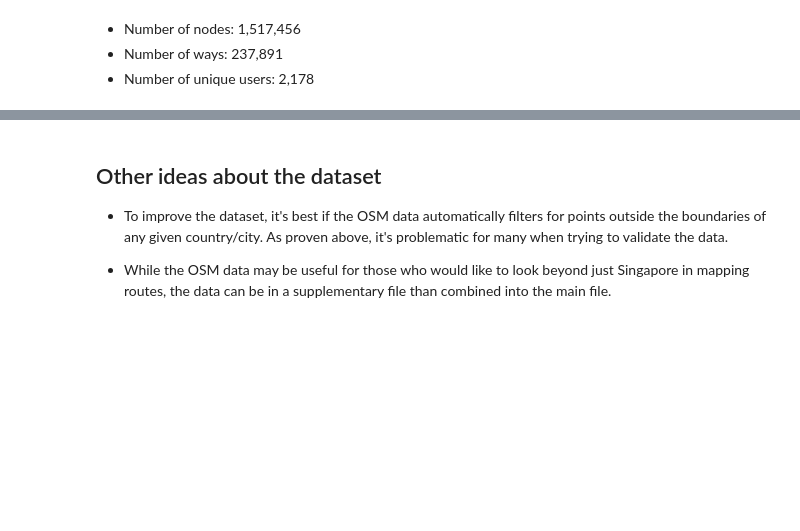
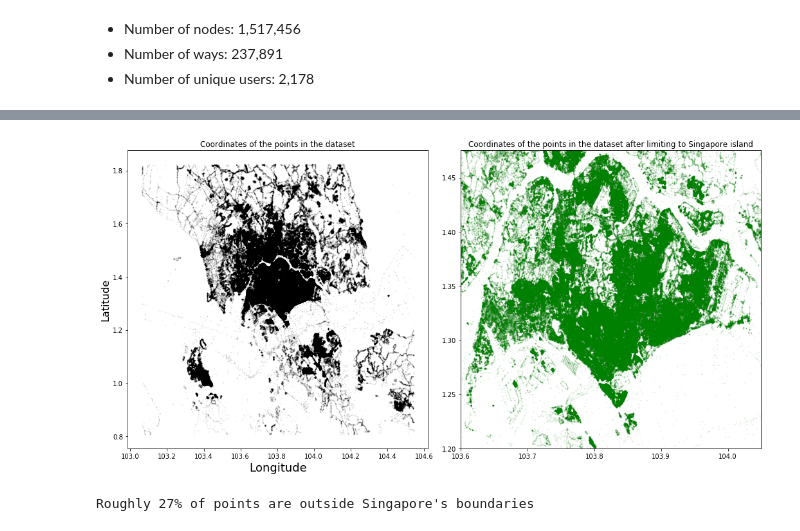
Before and after one commit to redewe/udacity, a Jupyter notebook: Data Wrangling - Final Project.ipynb, the cells around one changed output, grey strips where cells are left out. Drawn from its saved outputs; the diff is of its cells as text; code cells hidden in the pictures; blank space fills up the shorter version.

```diff
--- a/Data Wrangling - Final Project.ipynb
+++ b/Data Wrangling - Final Project.ipynb
@@ -188,6 +215,0 @@ Image("singaporeheatmap.PNG")
-# %% [markdown]
-## Other ideas about the dataset
-
-- To improve the dataset, it's best if the OSM data automatically filters for points outside the boundaries of any given country/city. As proven above, it's problematic for many when trying to validate the data.
-
-- While the OSM data may be useful for those who would like to look beyond just Singapore in mapping routes, the data can be in a supplementary file than combined into the main file.
@@ -195,0 +222,30 @@ db.close()
+# %%
+#Code taken from https://www.kaggle.com/somesnm/new-york-parties-eda
+fig, ax = plt.subplots(ncols=1, sharex=True, sharey=True)
+plt.subplot(1, 2, 1)
+ax = plt.scatter(party['Longitude'].values, party['Latitude'].values,
+              color='black', s=0.5, label='train', alpha=0.1)
+ax.axes.set_title('Coordinates of the points in the dataset')
+plt.xlabel('Longitude', fontsize=18)
+plt.ylabel('Latitude', fontsize=16)
+ax.figure.set_size_inches(6,5)
+
+#Project zoomed in map with limits
+plt.subplot(1, 2, 2)
+city_long_border = (103.6,104.05)
+city_lat_border = (1.2, 1.475)
+ax = plt.scatter(party['Longitude'].values, party['Latitude'].values,
+              color='green', s=0.5, label='train', alpha=0.1)
+ax.axes.set_title('Coordinates of the points in the dataset after limiting to Singapore island')
+ax.figure.set_size_inches(15,7.5)
+plt.ylim(city_lat_border)
+plt.xlim(city_long_border)
+plt.tight_layout()
+plt.show()
+
+#Find percentage of long/lat points that are outside of Singapore island
+c.execute("SELECT COUNT(*) *100/ (SELECT COUNT(*) FROM nodes)  FROM nodes WHERE (lat >= 1.2 AND lat <= 1.475) AND (lon >= 103.6 AND lon <= 104.05);")
+print("Roughly","{0:.0f}%".format(100-c.fetchall()[0][0]),"of points are outside Singapore's boundaries")
+# %% [output]
+[figure, added]
+Roughly 27% of points are outside Singapore's boundaries
```
Also changed, not shown: parts of 16 cells of this notebook.
